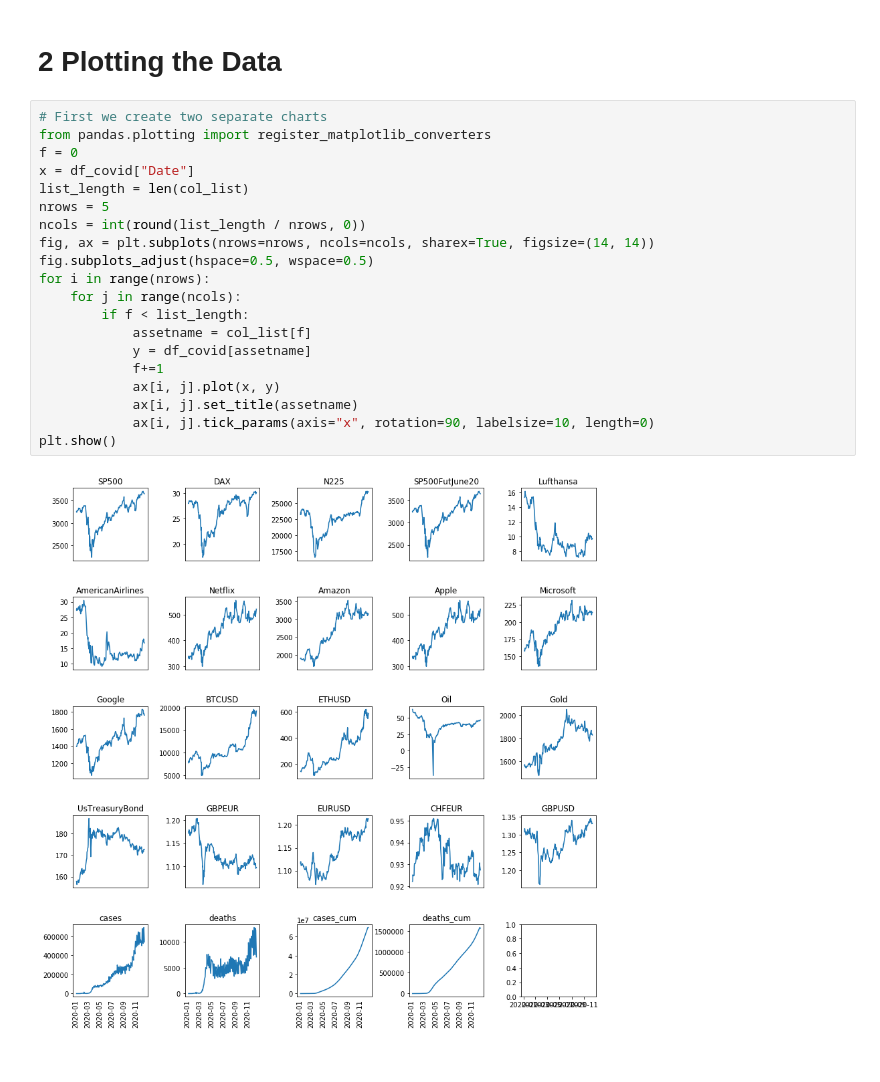
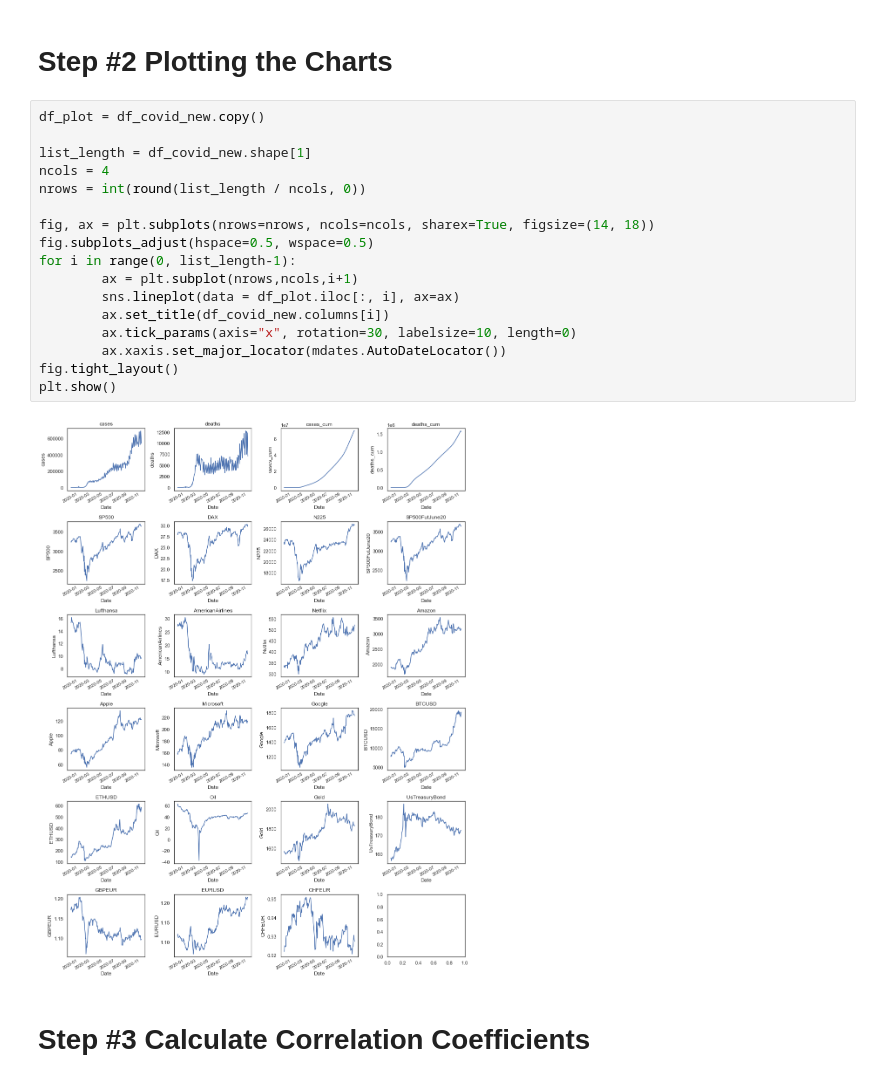
Before and after one commit to flo7up/relataly-public-python-tutorials, a Jupyter notebook: 002 Correlation Matrix - COVID-19 and Financial Assets.ipynb, the cells around one changed output. Saved outputs shown, nothing was run; the diff lists cells and outputs as text.

```diff
--- a/002 Correlation Matrix - COVID-19 and Financial Assets.ipynb
+++ b/002 Correlation Matrix - COVID-19 and Financial Assets.ipynb
@@ -119,27 +132,26 @@ df_covid.head()
 # %% [markdown]
-# 2 Plotting the Data
+# Step #2 Plotting the Charts
 # %%
-# First we create two separate charts
-from pandas.plotting import register_matplotlib_converters
-f = 0
-x = df_covid["Date"]
-list_length = len(col_list)
-nrows = 5
-ncols = int(round(list_length / nrows, 0))
-fig, ax = plt.subplots(nrows=nrows, ncols=ncols, sharex=True, figsize=(14, 14))
+df_plot = df_covid_new.copy()
+
+list_length = df_covid_new.shape[1]
+ncols = 4
+nrows = int(round(list_length / ncols, 0))
+
+fig, ax = plt.subplots(nrows=nrows, ncols=ncols, sharex=True, figsize=(14, 18))
 fig.subplots_adjust(hspace=0.5, wspace=0.5)
-for i in range(nrows):
-    for j in range(ncols):
-        if f < list_length:
-            assetname = col_list[f]
-            y = df_covid[assetname]
-            f+=1
-            ax[i, j].plot(x, y)
-            ax[i, j].set_title(assetname)
-            ax[i, j].tick_params(axis="x", rotation=90, labelsize=10, length=0)
+for i in range(0, list_length-1):
+        ax = plt.subplot(nrows,ncols,i+1)
+        sns.lineplot(data = df_plot.iloc[:, i], ax=ax)
+        ax.set_title(df_covid_new.columns[i])
+        ax.tick_params(axis="x", rotation=30, labelsize=10, length=0)
+        ax.xaxis.set_major_locator(mdates.AutoDateLocator())
+fig.tight_layout()
 plt.show()
 # %% [output]
-[figure, old version]
+[figure, new version]
+# %% [markdown]
+# Step #3 Calculate Correlation Coefficients
 # %%
 # Plotting a diagonal correlation matrix
 sns.set(style="white")
```
Also changed, not shown: parts of 7 cells of this notebook.
